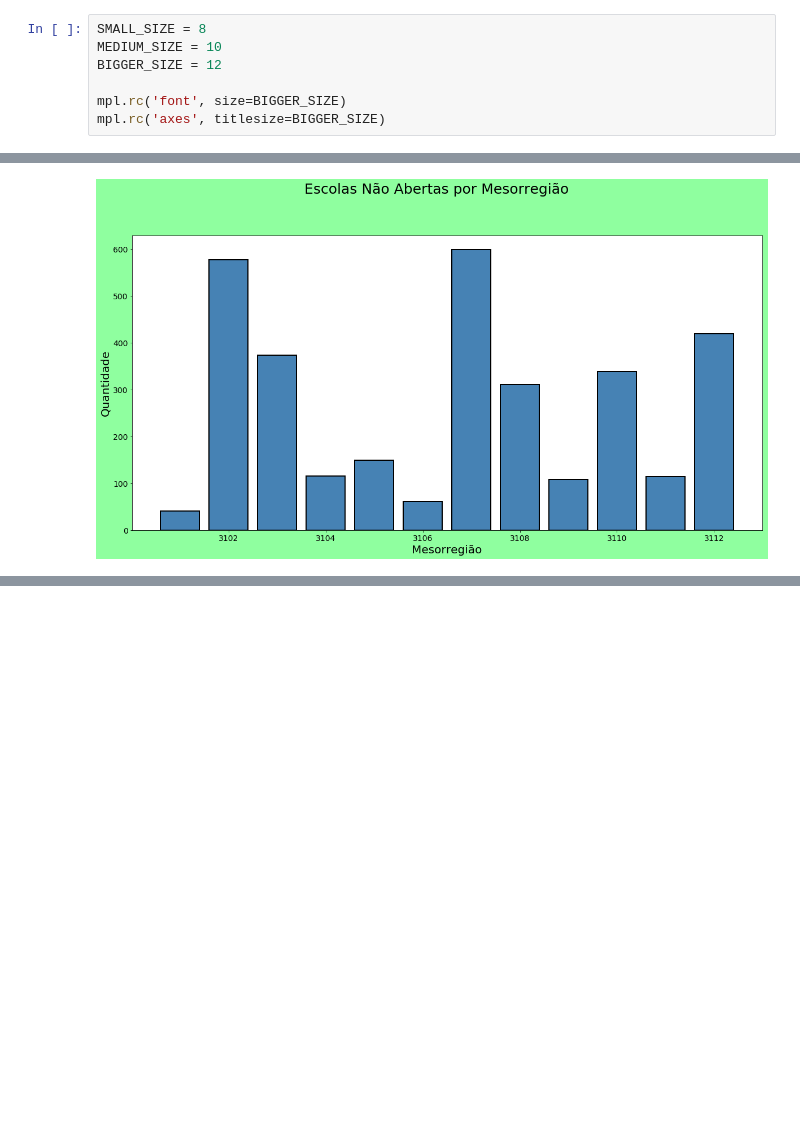
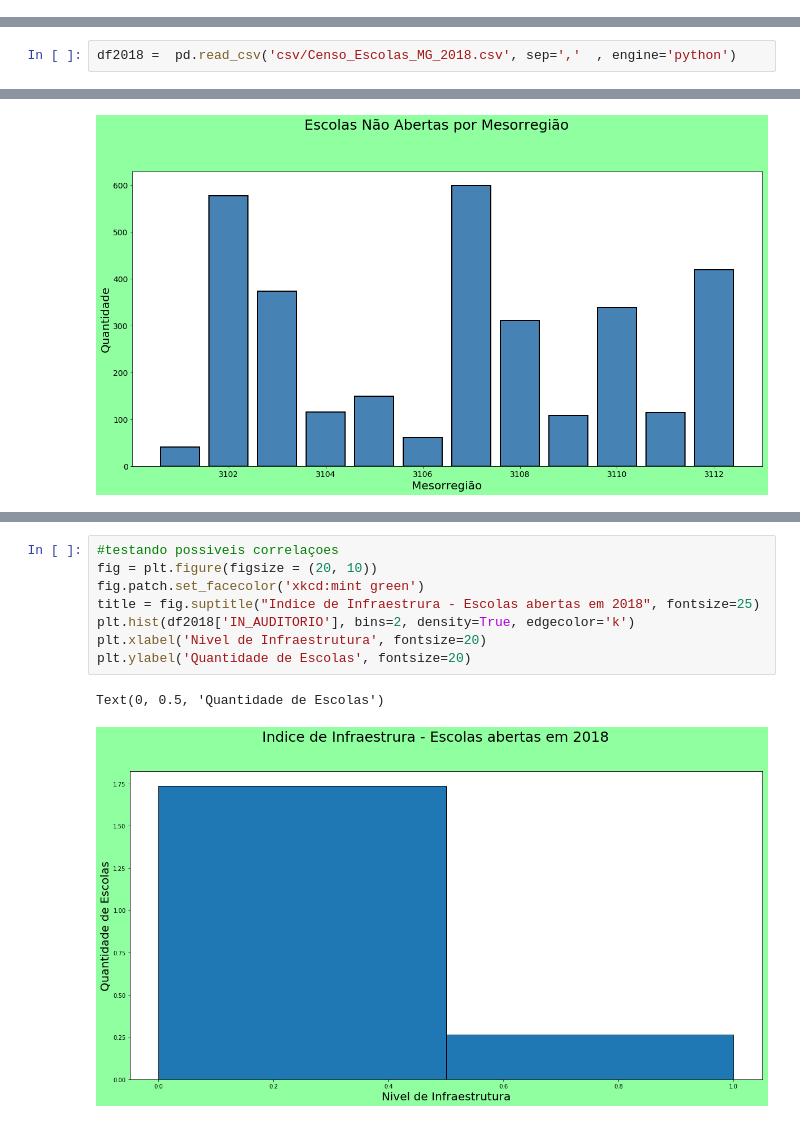
Before and after one commit to martimallow/escola_fechada, a Jupyter notebook: primeiras_analises.ipynb, the cells around one changed output, grey strips where cells are left out. Saved outputs shown, nothing was run; the diff lists cells and outputs as text; blank space fills up the shorter version.

```diff
--- a/primeiras_analises.ipynb
+++ b/primeiras_analises.ipynb
@@ -13,10 +17,3 @@ import seaborn as sns
 %matplotlib inline
 
 pd.set_option('display.max_columns', None)
-# %%
-SMALL_SIZE = 8
-MEDIUM_SIZE = 10
-BIGGER_SIZE = 12
-
-mpl.rc('font', size=BIGGER_SIZE)
-mpl.rc('axes', titlesize=BIGGER_SIZE)
@@ -46,0 +27,2 @@ Conteudo:
+# %%
+df2018 =  pd.read_csv('csv/Censo_Escolas_MG_2018.csv', sep=','  , engine='python')
@@ -105,0 +89,11 @@ bar = ax.bar(w_q[0], w_q[1], color='steelblue',
+# %%
+#testando possiveis correlaçoes
+fig = plt.figure(figsize = (20, 10))
+fig.patch.set_facecolor('xkcd:mint green')
+title = fig.suptitle("Indice de Infraestrura - Escolas abertas em 2018", fontsize=25)
+plt.hist(df2018['IN_AUDITORIO'], bins=2, density=True, edgecolor='k')
+plt.xlabel('Nivel de Infraestrutura', fontsize=20)
+plt.ylabel('Quantidade de Escolas', fontsize=20)
+# %% [output]
+Text(0, 0.5, 'Quantidade de Escolas')
+[figure, added]
```
Also changed, not shown: parts of 20 cells of this notebook, 3 other files.
